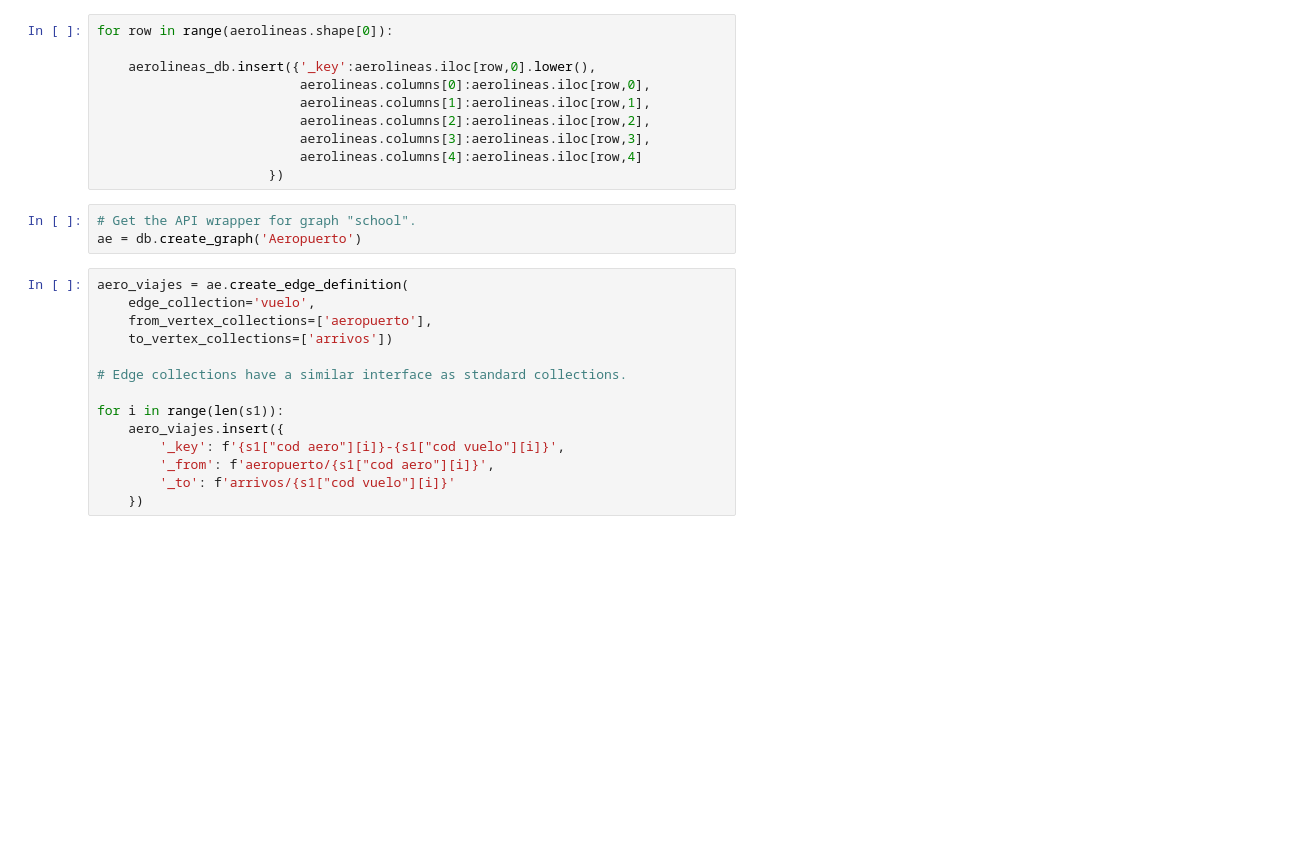
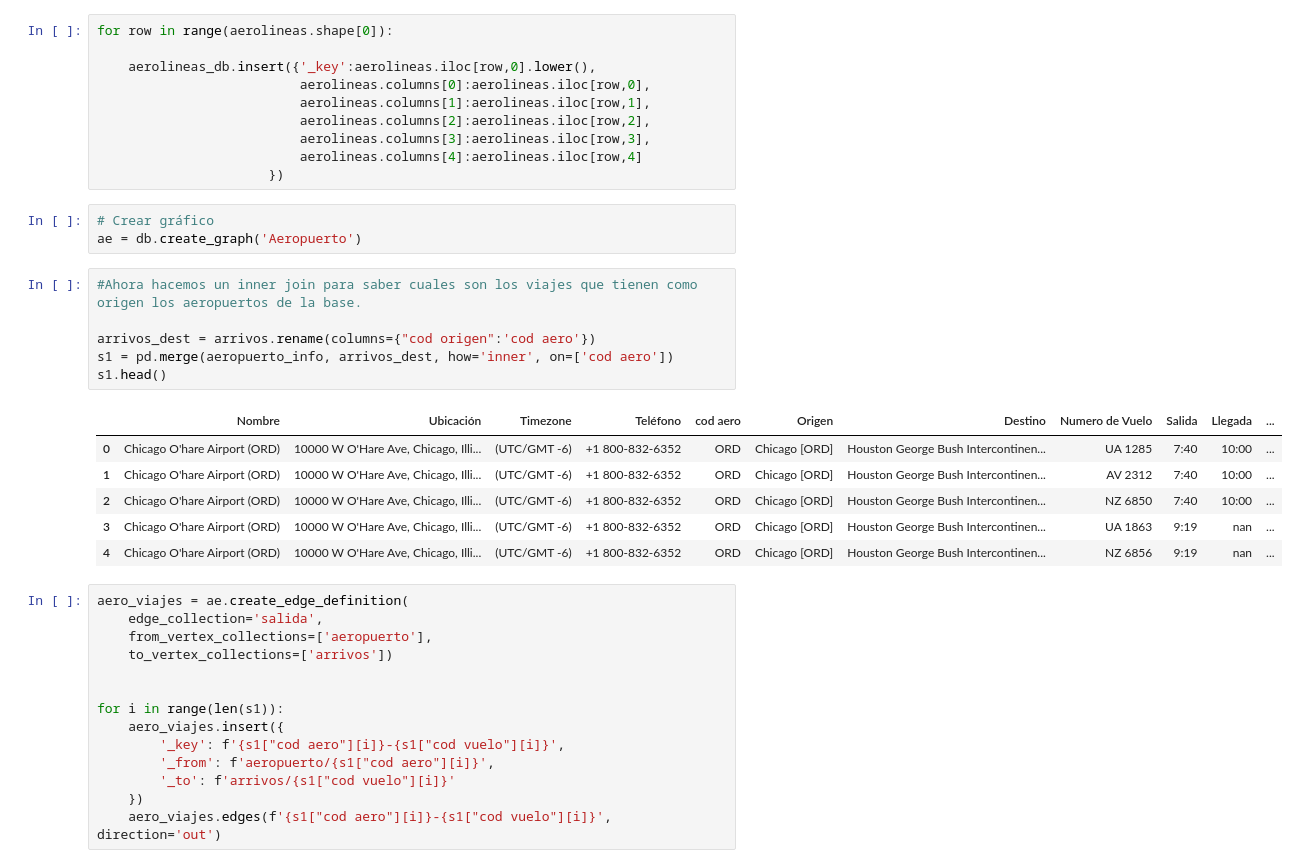
Before and after one commit to ManriCamachoP/AeropuertoDB, a Jupyter notebook: src/ArangoDB.ipynb, the cells around one changed output. Saved outputs shown, nothing was run; the diff lists cells and outputs as text; blank space fills up the shorter version.

```diff
--- a/src/ArangoDB.ipynb
+++ b/src/ArangoDB.ipynb
@@ -114,15 +125,27 @@ for row in range(aerolineas.shape[0]):
                           aerolineas.columns[4]:aerolineas.iloc[row,4]
                       })
 # %%
-# Get the API wrapper for graph "school".
+# Crear gráfico
 ae = db.create_graph('Aeropuerto')
+# %%
+#Ahora hacemos un inner join para saber cuales son los viajes que tienen como origen los aeropuertos de la base.
+
+arrivos_dest = arrivos.rename(columns={"cod origen":'cod aero'})
+s1 = pd.merge(aeropuerto_info, arrivos_dest, how='inner', on=['cod aero'])
+s1.head()
+# %% [output]
+|  | Nombre | Ubicación | Timezone | Teléfono | cod aero | Origen | Destino | Numero de Vuelo | Salida | Llegada | ... |
+| 0 | Chicago O'hare Airport (ORD) | 10000 W O'Hare Ave, Chicago, Illi... | (UTC/GMT -6) | +1 800-832-6352 | ORD | Chicago [ORD] | Houston George Bush Intercontinen... | UA 1285 | 7:40 | 10:00 | ... |
+| 1 | Chicago O'hare Airport (ORD) | 10000 W O'Hare Ave, Chicago, Illi... | (UTC/GMT -6) | +1 800-832-6352 | ORD | Chicago [ORD] | Houston George Bush Intercontinen... | AV 2312 | 7:40 | 10:00 | ... |
+| 2 | Chicago O'hare Airport (ORD) | 10000 W O'Hare Ave, Chicago, Illi... | (UTC/GMT -6) | +1 800-832-6352 | ORD | Chicago [ORD] | Houston George Bush Intercontinen... | NZ 6850 | 7:40 | 10:00 | ... |
+| 3 | Chicago O'hare Airport (ORD) | 10000 W O'Hare Ave, Chicago, Illi... | (UTC/GMT -6) | +1 800-832-6352 | ORD | Chicago [ORD] | Houston George Bush Intercontinen... | UA 1863 | 9:19 | nan | ... |
+| 4 | Chicago O'hare Airport (ORD) | 10000 W O'Hare Ave, Chicago, Illi... | (UTC/GMT -6) | +1 800-832-6352 | ORD | Chicago [ORD] | Houston George Bush Intercontinen... | NZ 6856 | 9:19 | nan | ... |
 # %%
 aero_viajes = ae.create_edge_definition(
-    edge_collection='vuelo',
+    edge_collection='salida',
     from_vertex_collections=['aeropuerto'],
     to_vertex_collections=['arrivos'])
 
-# Edge collections have a similar interface as standard collections.
 
 for i in range(len(s1)):
     aero_viajes.insert({
@@ -130,4 +153,5 @@ for i in range(len(s1)):
         '_from': f'aeropuerto/{s1["cod aero"][i]}',
         '_to': f'arrivos/{s1["cod vuelo"][i]}'
     })
+    aero_viajes.edges(f'{s1["cod aero"][i]}-{s1["cod vuelo"][i]}', direction='out')
 # %%
```
Also changed, not shown: parts of 18 cells of this notebook.
